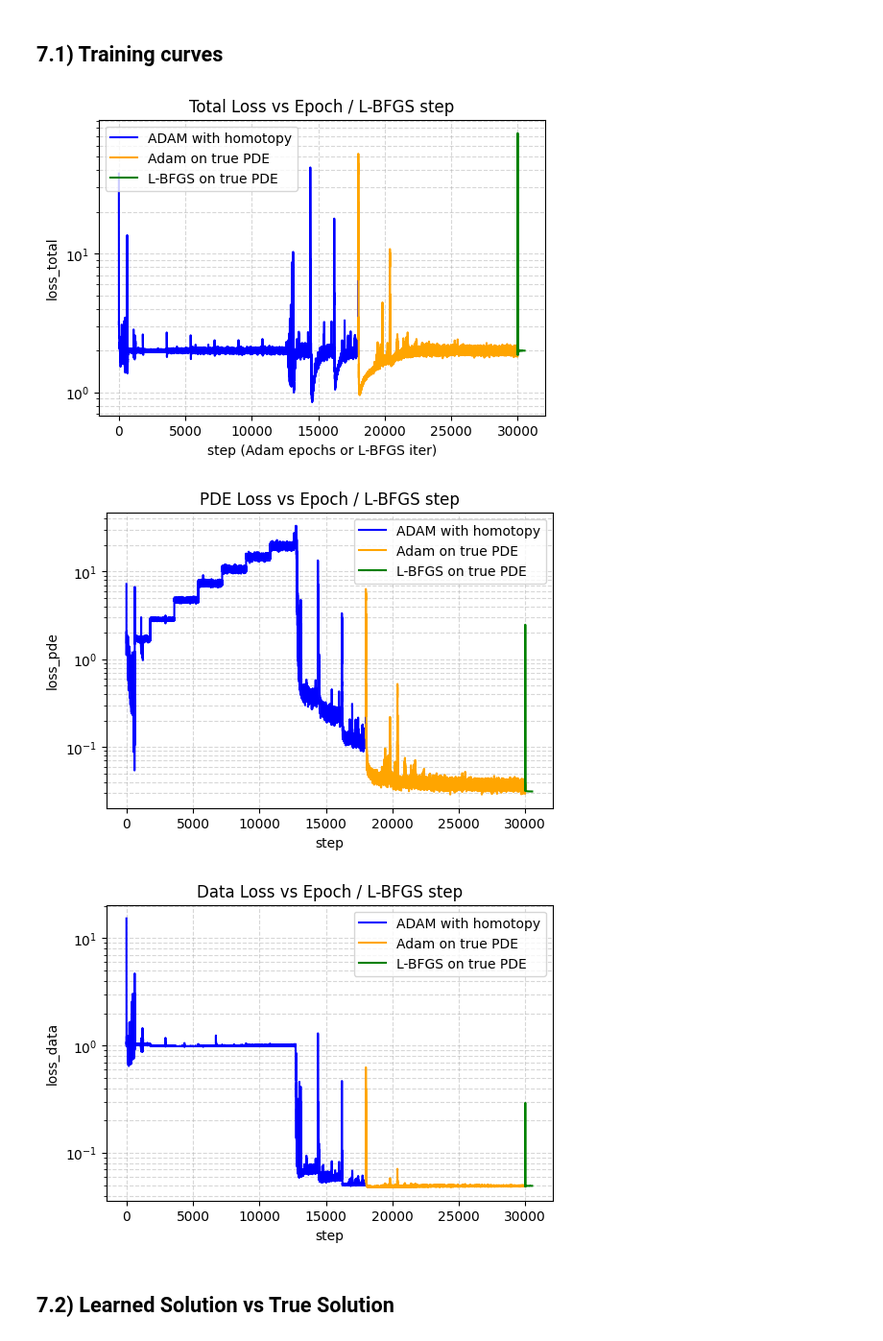
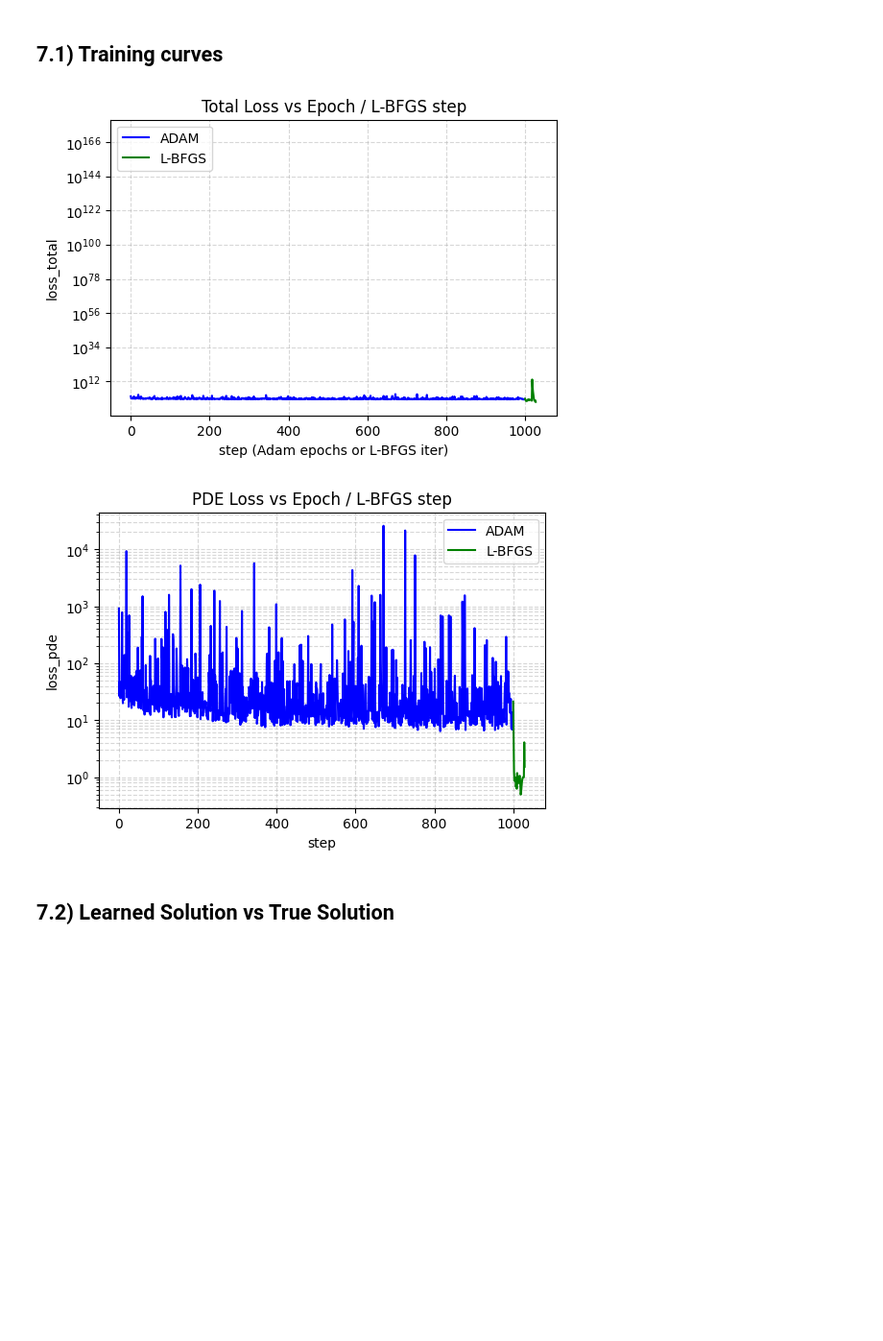
Before and after one commit to StratosFair/Mean_Escape_Time, a Jupyter notebook: OU_process_2D/Models/boundary_adapted[WIP].ipynb, the cells around one changed output. Shown at 96% size. Cells and saved outputs as stored; diff of their text form; code cells hidden in the pictures; blank space fills up the shorter version.

```diff
--- a/OU_process_2D/Models/boundary_adapted[WIP].ipynb
+++ b/OU_process_2D/Models/boundary_adapted[WIP].ipynb
@@ -278,19 +278,6 @@ def empirical_h2_norm(model, x_batch):
     # ------------------------------------------------------------------
     h2 = u_sq + grad_sq + hessian_fro_sq
     return h2
-# %%
-# collocation points (already on the correct device)
-x_colloc = ...                     # shape [N_colloc, 2]
-
-# 1) PDE / data loss (uses the *boundary-enforced* output)
-res = pde_residual(model, x_colloc, theta, sigma, forcing)
-pde_loss = loss_fn(res)
-
-# 2) Sobolev regularisation on the *raw* NN output
-h2_reg = empirical_h2_norm(model, x_colloc)   # <-- new term
-
-# 3) total loss
-total_loss = pde_loss + lambda_h2 * h2_reg
 # %% [markdown]
 # 3) Computing an approximate data penalty regularization
 
@@ -402,7 +389,7 @@ def make_adaptive_batch(
 # Training parameters
 pool_size        = 4096
 batch_size       = 512
-n_epochs         = 30_000
+n_epochs         = 1_000 #30_000
 learning_rate    = 5e-2
 beta = 1 # 0 -> no adaptive sampling, infty -> top K sampling
 
@@ -414,7 +401,7 @@ model.apply(init_weights)
 opt   = torch.optim.Adam(list(model.parameters()), lr=learning_rate)
 
 # scheduler: every `step_size` epochs multiply lr by gamma
-step_size = 1000        # decay lr every step_size epochs
+step_size = n_epochs // 50        # decay lr every step_size epochs
 n_steps   = n_epochs // step_size
 damping   = 1e-3
 gamma     = math.exp(math.log(damping) / n_steps)        # mutiply lr by gamma at each step
@@ -616,56 +605,50 @@ L-BFGS did 520 closure calls, final total loss = -4.44e+00
 # %%
 # Plotting three separate loss evolutions
 total_history = total_history + lbfgs_total
 pde_history   = pde_history + lbfgs_pde
-data_history  = data_history + lbfgs_data
 
 # a) Total Loss
 plt.figure(figsize=(6,4))
-plt.semilogy(np.arange(n_hom), total_history[:n_hom], \
-             color = 'blue', label = "ADAM with homotopy")
-plt.semilogy(np.arange(n_hom, n_epochs), total_history[n_hom: n_epochs], \
-             color = 'orange', label = "Adam on true PDE")
+plt.semilogy(np.arange(n_epochs), total_history[:n_epochs], \
+             color = 'blue', label = "ADAM")
 plt.semilogy(np.arange(n_epochs, len(total_history)), total_history[n_epochs:], \
-             color = 'green', label = "L-BFGS on true PDE")
+             color = 'green', label = "L-BFGS")
 plt.title("Total Loss vs Epoch / L-BFGS step")
 plt.xlabel("step (Adam epochs or L-BFGS iter)")
 plt.ylabel("loss_total")
 plt.legend()
 plt.grid(True, which="both", ls="--", alpha=0.5)
 
 # b) PDE Loss
 plt.figure(figsize=(6,4))
-plt.semilogy(np.arange(n_hom), pde_history[:n_hom], \
-             color = 'blue', label = "ADAM with homotopy")
-plt.semilogy(np.arange(n_hom, n_epochs), pde_history[n_hom: n_epochs], \
-             color = 'orange', label = "Adam on true PDE")
+plt.semilogy(np.arange(n_epochs), pde_history[:n_epochs], \
+             color = 'blue', label = "ADAM")
 plt.semilogy(np.arange(n_epochs, len(pde_history)), pde_history[n_epochs:], \
-             color = 'green', label = "L-BFGS on true PDE")
+             color = 'green', label = "L-BFGS")
 plt.title("PDE Loss vs Epoch / L-BFGS step")
 plt.xlabel("step")
 plt.ylabel("loss_pde")
 plt.legend()
 plt.grid(True, which="both", ls="--", alpha=0.5)
 
-# c) Data Loss
-plt.figure(figsize=(6,4))
-plt.semilogy(np.arange(n_hom), data_history[:n_hom], \
-             color = 'blue', label = "ADAM with homotopy")
-plt.semilogy(np.arange(n_hom, n_epochs), data_history[n_hom: n_epochs], \
-             color = 'orange', label = "Adam on true PDE")
-plt.semilogy(np.arange(n_epochs, len(pde_history)), data_history[n_epochs:], \
-             color = 'green', label = "L-BFGS on true PDE")
-plt.title("Data Loss vs Epoch / L-BFGS step")
-plt.xlabel("step")
-plt.ylabel("loss_data")
-plt.legend()
-plt.grid(True, which="both", ls="--", alpha=0.5)
+# # c) Data Loss
+# plt.figure(figsize=(6,4))
+# plt.semilogy(np.arange(n_hom), data_history[:n_hom], \
+#              color = 'blue', label = "ADAM with homotopy")
+# plt.semilogy(np.arange(n_hom, n_epochs), data_history[n_hom: n_epochs], \
+#              color = 'orange', label = "Adam on true PDE")
+# plt.semilogy(np.arange(n_epochs, len(pde_history)), data_history[n_epochs:], \
+#              color = 'green', label = "L-BFGS on true PDE")
+# plt.title("Data Loss vs Epoch / L-BFGS step")
+# plt.xlabel("step")
+# plt.ylabel("loss_data")
+# plt.legend()
+# plt.grid(True, which="both", ls="--", alpha=0.5)
 
 plt.show()
 # %% [output]
-[figure, old version]
+[figure, new version]
-[figure, old version]
+[figure, new version]
-[figure, removed]
 # %% [markdown]
 ## 7.2) Learned Solution vs True Solution
 # %%
```
Also changed, not shown: parts of 7 cells of this notebook.
